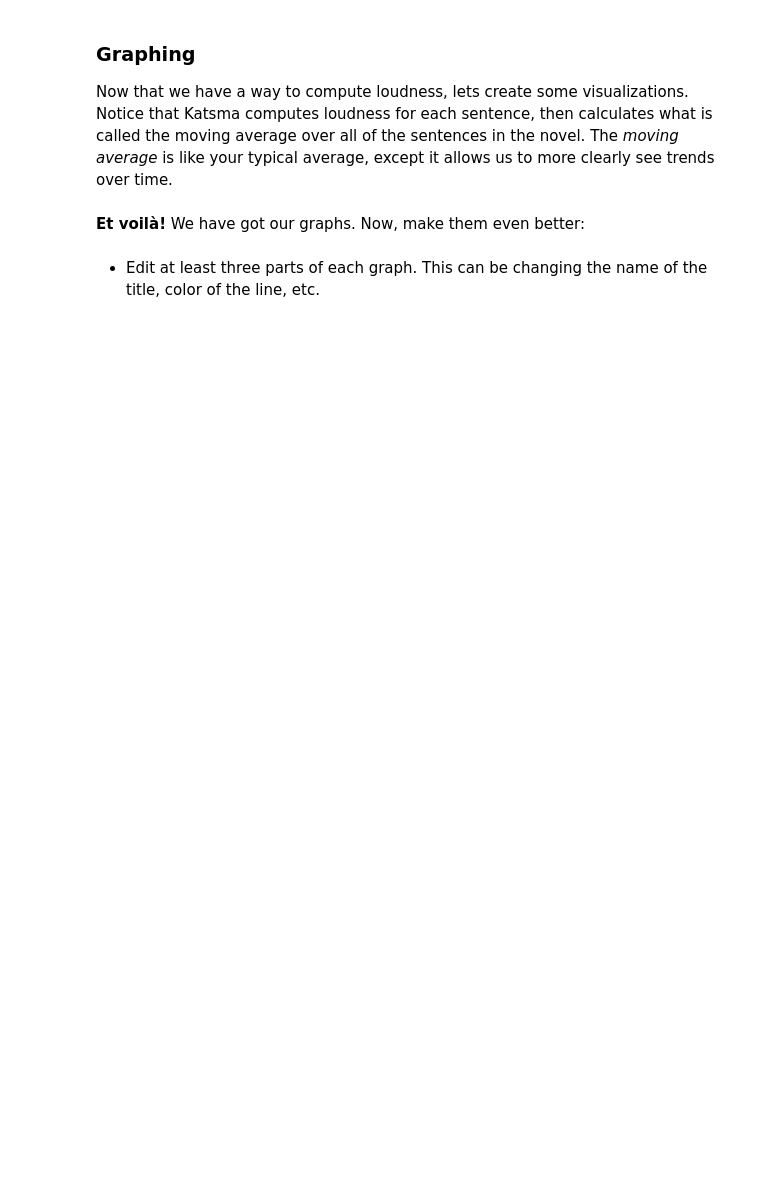
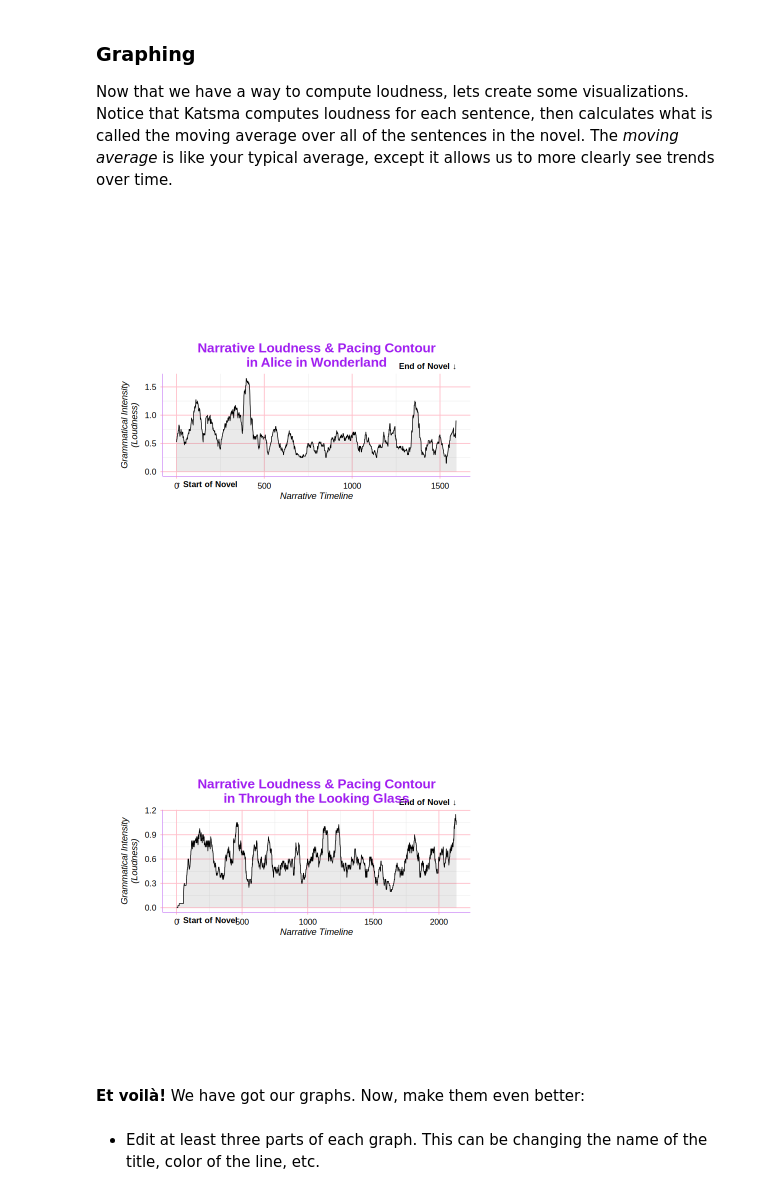
Before and after one commit to graceaa10/Unit0, a Jupyter notebook: ApResearchCT_ARTS (1).ipynb, the cells around one changed output. Saved outputs shown, nothing was run; the diff lists cells and outputs as text; code cells hidden in the pictures; blank space fills up the shorter version.

```diff
--- a/ApResearchCT_ARTS (1).ipynb
+++ b/ApResearchCT_ARTS (1).ipynb
@@ -120,11 +177,11 @@ my_texts <- c(
 )
 
 # ---- EDIT THIS LINE ----
-text_title_1 <- ""
+text_title_1 <- "Alice in Wonderland"
 # ------------------------
 
 # ---- EDIT THIS LINE ----
-text_title_2 <- ""
+text_title_2 <-"Through the Looking Glass"
 # ------------------------
 
 text1 <- gutenberg_download(my_texts[[text_title_1]], meta_fields = "title")
@@ -196,7 +257,7 @@ naive_loudness_score <- function(chapter_string) {
                   "vociferated", "proclaimed")
 
   #____EDIT ME_____#
-  very_loud_verbs <- c("shouted")
+  very_loud_verbs <- c("cried")
   #____EDIT ME_____#
 
   verbs <- list(neutral_verbs, resonant_verbs, med_loud_verbs,
@@ -277,38 +344,41 @@ plot_loudness <- function(text, label, window = 40) {
   ma <- as.numeric(stats::filter(scores, rep(1 / window, window), sides = 1))
   ma <- ma[!is.na(ma)]
 
   df <- dplyr::tibble(x = seq_along(ma), y = ma)
 
   ggplot2::ggplot(df, ggplot2::aes(x, y)) +
     ggplot2::geom_area(alpha = 0.1) +
     ggplot2::geom_line(linewidth = 0.4) +
     ggplot2::annotate("text", x = min(df$x), y = -Inf,
              label = "\u2191 Start of Novel",
              hjust = 0, vjust = 1.8, size = 3.5, fontface = "bold") +
     ggplot2::annotate("text", x = max(df$x), y = Inf,
              label = "End of Novel \u2193",
              hjust = 1, vjust = -0.8, size = 3.5, fontface = "bold") +
     ggplot2::coord_cartesian(clip = "off") +
     ggplot2::labs(
       title = paste0("Narrative Loudness & Pacing Contour\nin ", label),
       x = "Narrative Timeline",
       y = "Grammatical Intensity\n(Loudness)"
     ) +
     ggplot2::theme_minimal(base_size = 11) +
     ggplot2::theme(
       aspect.ratio = 1 / 3,
-      plot.title = ggplot2::element_text(size = 16, face = "bold", hjust = 0.5),
+      plot.title = ggplot2::element_text(size = 16, face = "bold", hjust = 0.5, colour = "purple"),
       axis.title = ggplot2::element_text(face = "italic"),
-      axis.line = ggplot2::element_line(colour = "black", linewidth = 0.2),
-      axis.ticks = ggplot2::element_line(colour = "black"),
+      axis.line = ggplot2::element_line(colour = "purple", linewidth = 0.2),
+      axis.ticks = ggplot2::element_line(colour = "pink"),
       axis.text = ggplot2::element_text(colour = "black", size = 10),
-      panel.grid.major = ggplot2::element_line(colour = "grey85"),
+      panel.grid.major = ggplot2::element_line(colour = "pink"),
       plot.background = ggplot2::element_rect(fill = "white", colour = NA),
       plot.margin = ggplot2::margin(30, 55, 30, 30)
     )
 }
 
-plot_loudness(text1, "TEXT 1")
-plot_loudness(text2, "TEXT 2")
+plot_loudness(text1, "Alice in Wonderland")
+plot_loudness(text2, "Through the Looking Glass")
+# %% [output]
+[figure, added]
+[figure, added]
 # %% [markdown]
 
```
Also changed, not shown: parts of 23 cells of this notebook.
